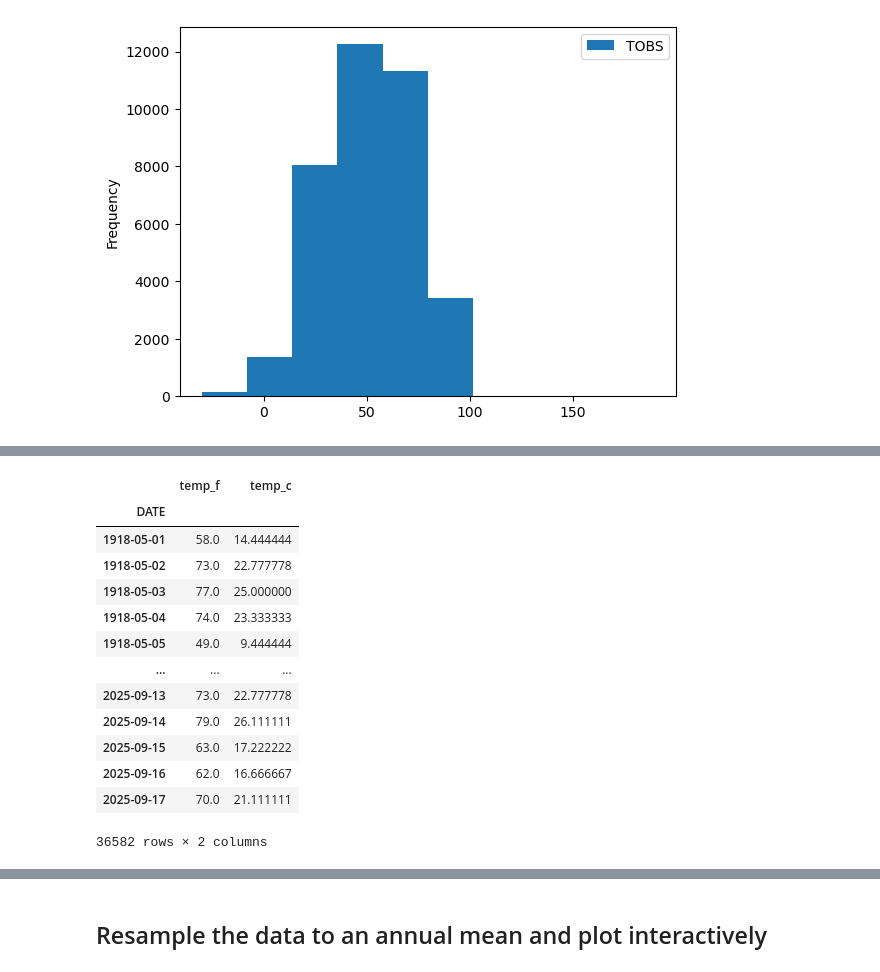
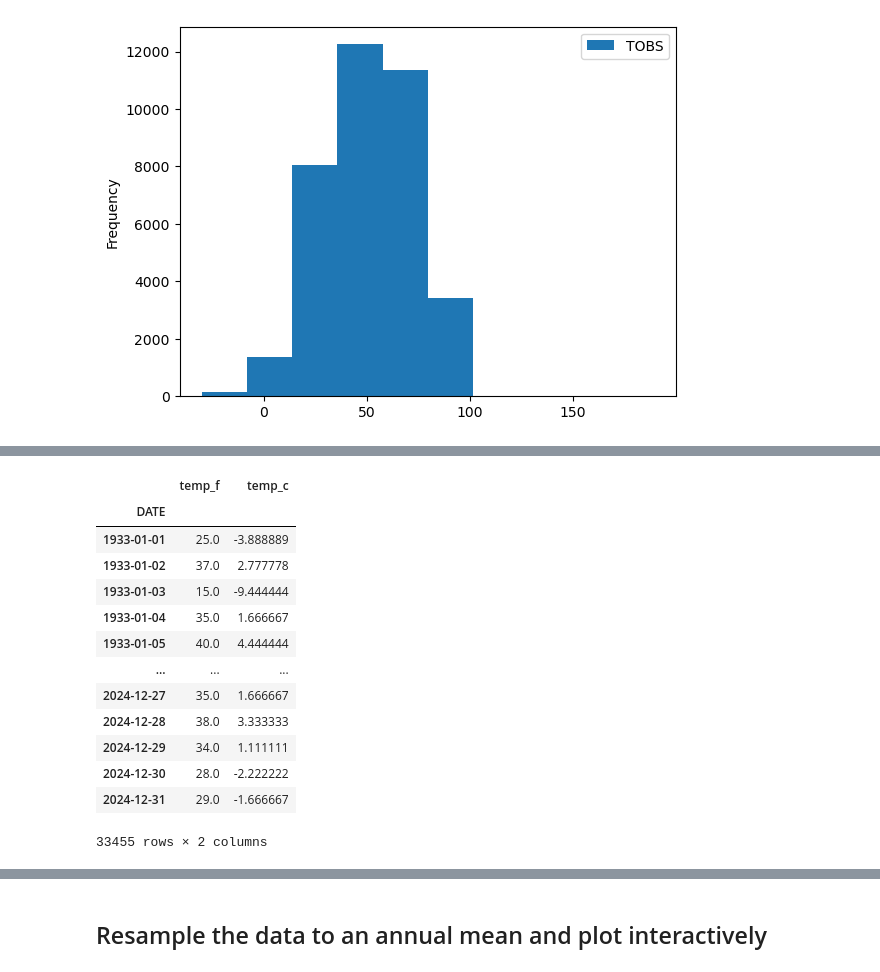
Before and after one commit to earthlab-education/02-climate-rainihelmstadter, a Jupyter notebook: Climate-Coding-Challenge_Bozeman.ipynb, the cells around one changed output, grey strips where cells are left out. Saved outputs shown, nothing was run; the diff lists cells and outputs as text; code cells hidden in the pictures.

```diff
--- a/Climate-Coding-Challenge_Bozeman.ipynb
+++ b/Climate-Coding-Challenge_Bozeman.ipynb
@@ -90,26 +127,31 @@ pandas.core.frame.DataFrame
 # %%
 # Clean up the DataFrame items and labels
 
-# This step removes Station ID name as we don't need it in the DF, it
-# renames 'TOBS' to temp_f, and adds a column converted to Celsius
+# This step removes Station ID name as we don't need it in the DF,
+# removes years with many NaNs, it renames 'TOBS' to temp_f,
+# and adds a column converted to Celsius.
 
-bzn_t_df = bzn_t_raw_df[['TOBS']]
+bzn_t_int_df = bzn_t_raw_df[['TOBS']]
+bzn_t_df = bzn_t_int_df[(
+    pd.to_datetime(bzn_t_raw_df.index).year >= 1933)
+    &
+    (pd.to_datetime(bzn_t_raw_df.index).year <= 2024)]
 bzn_t_df = bzn_t_df.dropna()
 bzn_t_df = bzn_t_df.rename(columns={'TOBS':'temp_f'})
 bzn_t_df['temp_c'] = (bzn_t_df['temp_f'] - 32) * (5 / 9)
 bzn_t_df
 # %% [output]
 |  | temp_f | temp_c |
 | DATE |  |  |
-| 1918-05-01 | 58.0 | 14.444444 |
-| 1918-05-02 | 73.0 | 22.777778 |
-| 1918-05-03 | 77.0 | 25.000000 |
-| 1918-05-04 | 74.0 | 23.333333 |
-| 1918-05-05 | 49.0 | 9.444444 |
+| 1933-01-01 | 25.0 | -3.888889 |
+| 1933-01-02 | 37.0 | 2.777778 |
+| 1933-01-03 | 15.0 | -9.444444 |
+| 1933-01-04 | 35.0 | 1.666667 |
+| 1933-01-05 | 40.0 | 4.444444 |
 | ... | ... | ... |
-| 2025-09-13 | 73.0 | 22.777778 |
-| 2025-09-14 | 79.0 | 26.111111 |
-| 2025-09-15 | 63.0 | 17.222222 |
-| 2025-09-16 | 62.0 | 16.666667 |
-| 2025-09-17 | 70.0 | 21.111111 |
+| 2024-12-27 | 35.0 | 1.666667 |
+| 2024-12-28 | 38.0 | 3.333333 |
+| 2024-12-29 | 34.0 | 1.111111 |
+| 2024-12-30 | 28.0 | -2.222222 |
+| 2024-12-31 | 29.0 | -1.666667 |
-36582 rows × 2 columns
+33455 rows × 2 columns
```
Also changed, not shown: parts of 21 cells of this notebook, 4 other files.
